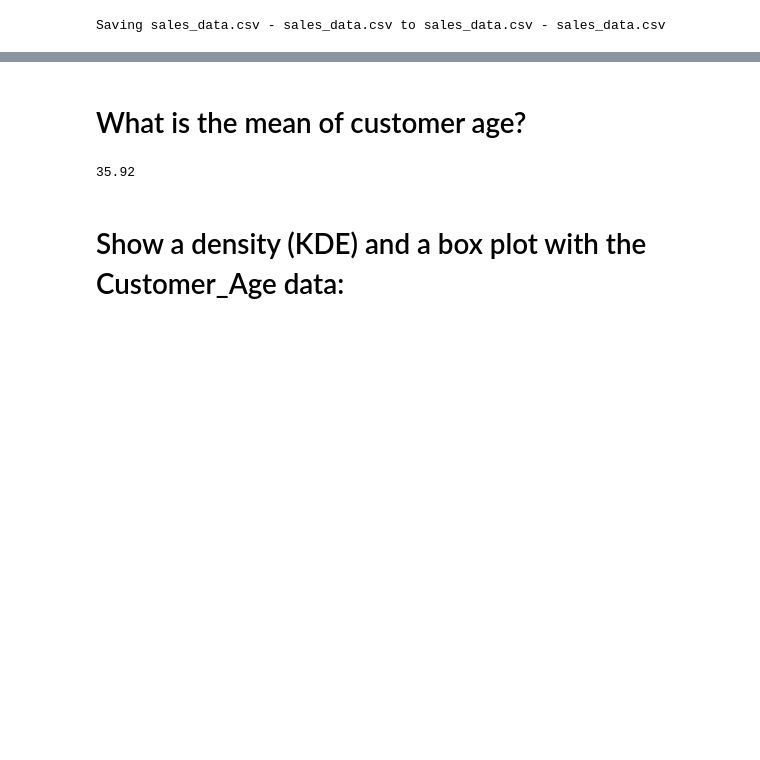
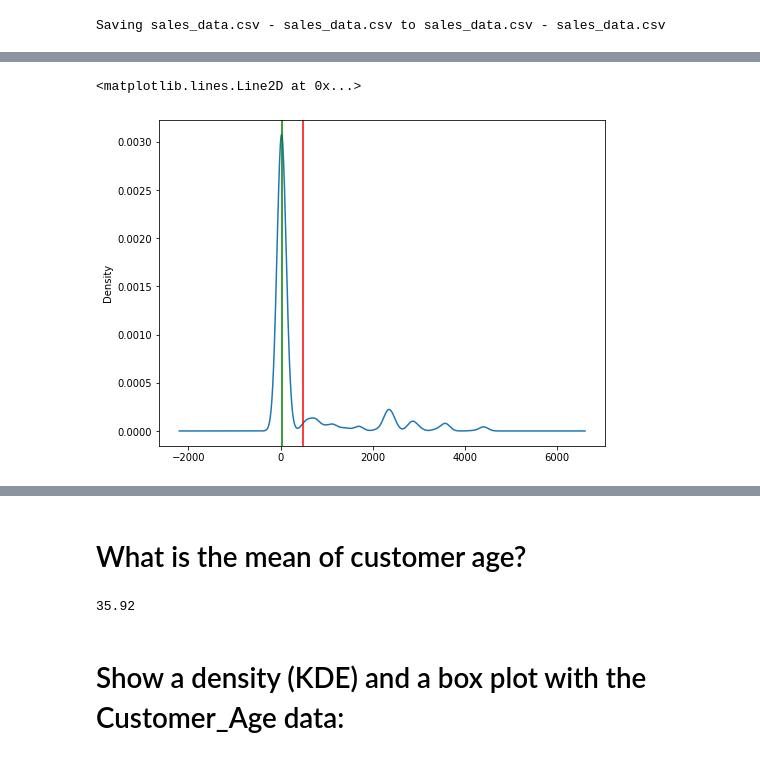
Before and after one commit to mamun216/Data-analysis-project-with-pandas, a Jupyter notebook: bike_sales_data_analysis.ipynb, the cells around one changed output, grey strips where cells are left out. Drawn from its saved outputs; the diff is of its cells as text; code cells hidden in the pictures; blank space fills up the shorter version.

```diff
--- a/bike_sales_data_analysis.ipynb
+++ b/bike_sales_data_analysis.ipynb
@@ -24,0 +83,7 @@ sales.head()
+# %%
+ax= sales['Unit_Price'].plot(kind='density', figsize=(8,6));
+ax.axvline(sales['Unit_Price'].mean(), color='red')
+ax.axvline(sales['Unit_Price'].median(), color='green')
+# %% [output]
+<matplotlib.lines.Line2D at 0x...>
+[figure, added]
```
Also changed, not shown: parts of 19 cells of this notebook.
